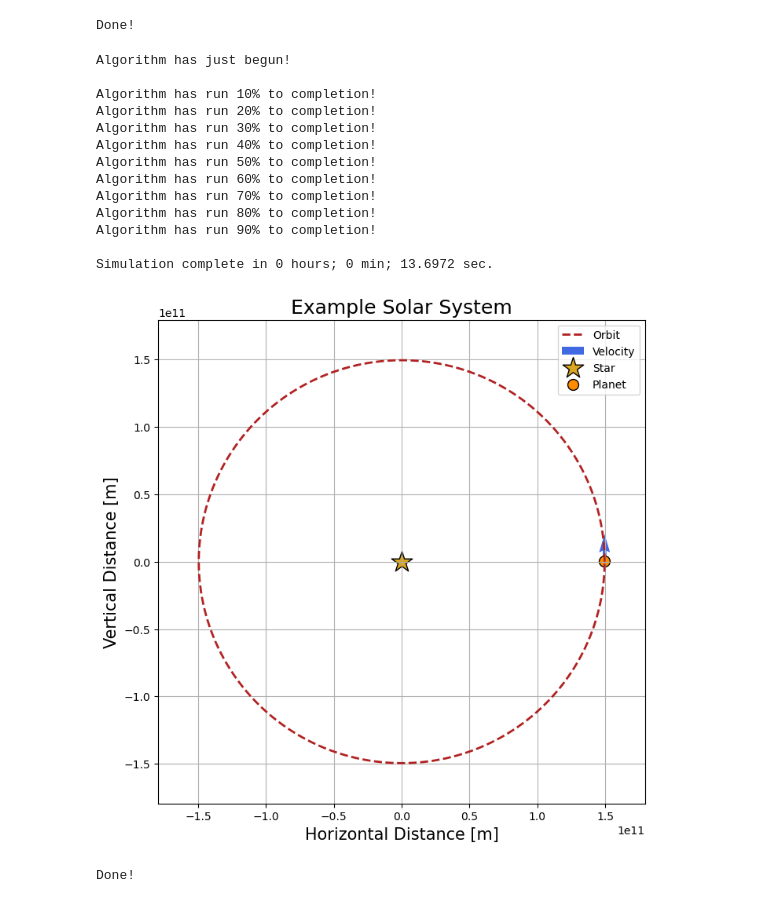
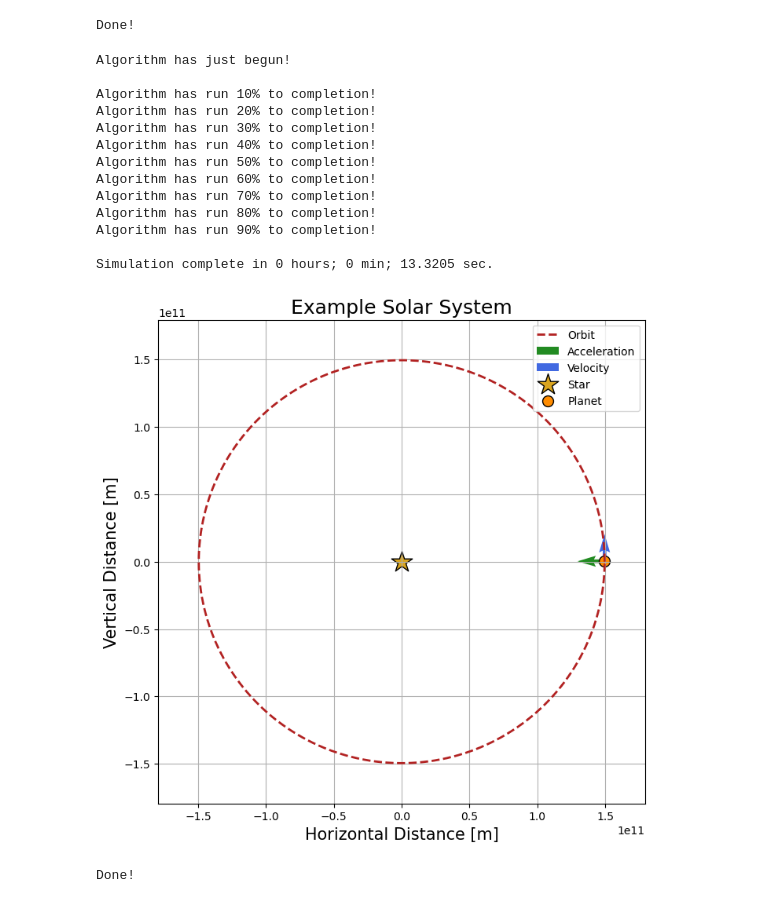
Before and after one commit to PRAndreini/rk4-newton-gravitation, a Jupyter notebook: grav-single-planet.ipynb, the cells around one changed output. Cells and saved outputs as stored; diff of their text form; code cells hidden in the pictures.

```diff
--- a/grav-single-planet.ipynb
+++ b/grav-single-planet.ipynb
@@ -326,7 +326,7 @@ plot_solar_system(x_vec=x, v_vec=v, a_vec=a)
 [-0.0059, -0.0]
 [figure]
 # %%
-def get_x_and_v(h, x_n, v_n):
+def get_x_v_a(h, x_n, v_n):
     """
        Executes the Runge-Kutta 4th-order numerical integration technique to solve Newton's Law of Gravitation.
         Takes as arguments h (time-step size) and current coordinates in phase space, {x_n, v_n}, where x is...
@@ -363,7 +363,7 @@ def get_x_and_v(h, x_n, v_n):
     x_nPlus1 = x_n + ((k0 + 2*(k1 + k2) + k3) / 6)
     v_nPlus1 = v_n + ((l0 + 2*(l1 + l2) + l3) / 6)
 
-    return x_nPlus1, v_nPlus1
+    return x_nPlus1, v_nPlus1, gee(x_nPlus1)
 
 
 ## Lambda expression gives a set of values for use in progress reporting.
@@ -389,15 +389,18 @@ def grav_rk4(h, N, x0, v0):
     """
     x_list = [x0]
     v_list = [v0]
+    a_list = [gee(x0)]
     counter = 0
     tenths = get_tenths(N)
 
     while counter < N:
-        x1, v1 = get_x_and_v(h=h, x_n=x0, v_n=v0)
+        x1, v1, a1 = get_x_v_a(h=h, x_n=x0, v_n=v0)
         x_list.append(x1)
         v_list.append(v1)
+        a_list.append(a1)
         x0 = x1
         v0 = v1
+        a0 = a1
 
         if counter == 0:
             print("Algorithm has just begun!\n")
@@ -409,7 +412,7 @@ def grav_rk4(h, N, x0, v0):
 
         counter += 1
 
-    return np.array(x_list), np.array(v_list)
+    return np.array(x_list), np.array(v_list), np.array(a_list)
 
 print("Done!")
 # %% [output]
@@ -418,7 +421,7 @@ Done!
 start = t.time()
 
 ## Running the RK4 algorithm; timing the execution using "time_printer(...)".
-xs, vs = grav_rk4(h=dt, N=num, x0=x, v0=v)
+x, v, a = grav_rk4(h=dt, N=num, x0=x, v0=v)
 
 end = t.time()
 print()
@@ -436,12 +439,13 @@ Algorithm has run 70% to completion!
 Algorithm has run 80% to completion!
 Algorithm has run 90% to completion!
 
-Simulation complete in 0 hours; 0 min; 13.6972 sec.
+Simulation complete in 0 hours; 0 min; 13.3205 sec.
 # %%
-x_final = xs[-1]
-v_final = vs[-1]
+x_final = x[-1]
+v_final = v[-1]
+a_final = a[-1]
 
-plot_solar_system(x_vec=x_final, path=xs, v_vec=v_final)
+plot_solar_system(x_vec=x_final, path=x, v_vec=v_final, a_vec=a_final)
 # %% [output]
-[figure, old version]
+[figure, new version]
 # %%
```
Also changed, not shown: parts of 2 cells of this notebook.
